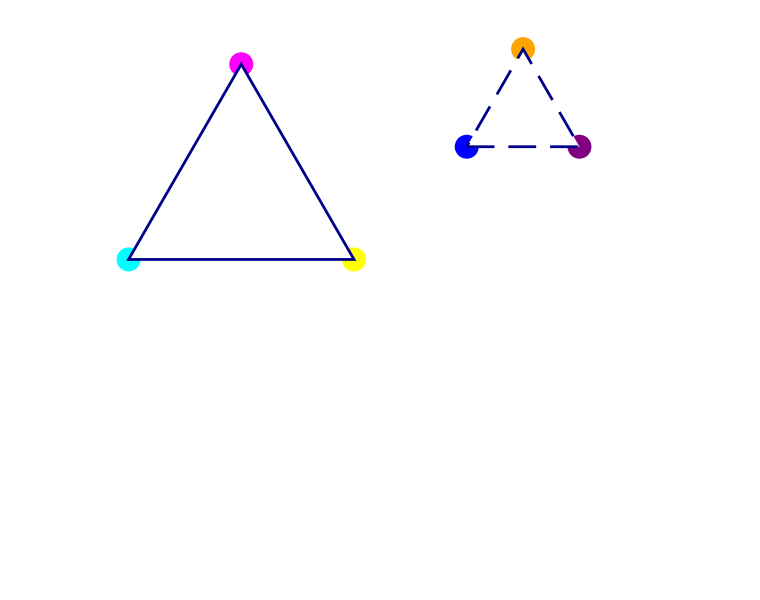
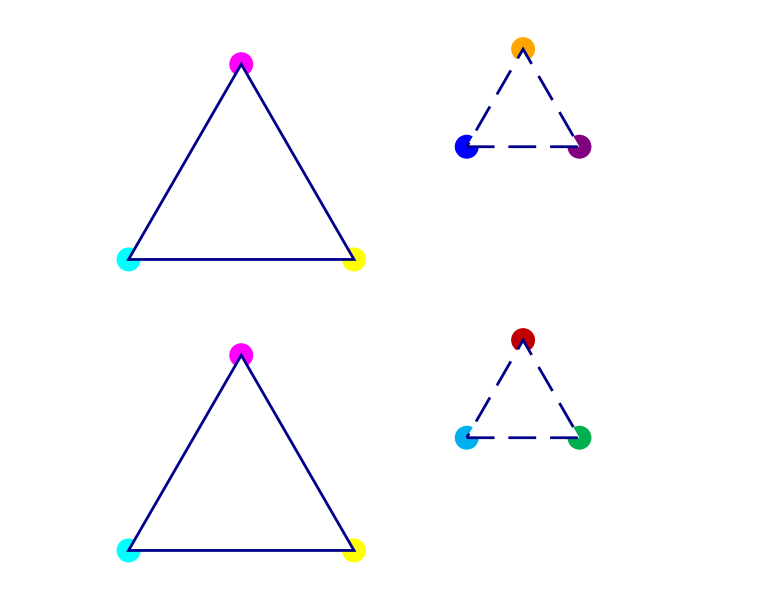
Before and after one commit to ruperty/colab, a Jupyter notebook: pct_diagram.ipynb, the cells around one changed output. Cells and saved outputs as stored; diff of their text form; code cells hidden in the pictures; blank space fills up the shorter version.

```diff
--- a/pct_diagram.ipynb
+++ b/pct_diagram.ipynb
@@ -13,8 +13,13 @@ class IsoscelesTriangleDiagram:
         self.height = np.sqrt((self.base_length ** 2) - (self.base_length / 2) ** 2)
         self.circle_radius = self.base_length * circle_relative_size
         self.dash_pattern = (10, 5) if line_style == '--' else None
-        self.circle_colors = circle_colors
+        self.circle_colors = [self._convert_color(c) for c in circle_colors]
         self.line_style = line_style
+
+    def _convert_color(self, color):
+        if isinstance(color, tuple) and len(color) == 3:
+            return tuple(c / 255.0 for c in color)  # Convert RGB to [0, 1] range
+        return color  # Assume it's a named color if not an RGB tuple
 
     def create_patches(self):
         patches_list = []
@@ -79,17 +84,36 @@ def display_diagrams(diagrams, save_path='isosceles_triangle_diagram.png'):
 triangle_diagram1 = IsoscelesTriangleDiagram(
     base_length=2,
     position=(0, 0),
-    circle_colors=('cyan', 'magenta', 'yellow'),
+    circle_colors=((0, 255, 255), (255, 0, 255), (255, 255, 0)),  # Cyan, magenta, yellow in RGB
     line_style='-',
     circle_relative_size=0.05
 )
 triangle_diagram2 = IsoscelesTriangleDiagram(
     base_length=1,
     position=(3, 1),
-    circle_colors=('blue', 'orange', 'purple'),
+    circle_colors=((0, 0, 255), (255, 165, 0), (128, 0, 128)),  # Blue, orange, purple in RGB
     line_style='--',
     circle_relative_size=0.1
 )
 display_diagrams([triangle_diagram1, triangle_diagram2])
 # %% [output]
 [figure]
+# %%
+# Example usage:
+triangle_diagram1 = IsoscelesTriangleDiagram(
+    base_length=2,
+    position=(0, 0),
+    circle_colors=((0, 255, 255), (255, 0, 255), (255, 255, 0)),  # Cyan, magenta, yellow in RGB
+    line_style='-',
+    circle_relative_size=0.05
+)
+triangle_diagram2 = IsoscelesTriangleDiagram(
+    base_length=1,
+    position=(3, 1),
+    circle_colors=((0, 176, 240), (192, 0, 0), (0, 176, 80)),  # Blue, orange, purple in RGB
+    line_style='--',
+    circle_relative_size=0.1
+)
+display_diagrams([triangle_diagram1, triangle_diagram2])
+# %% [output]
+[figure, added]
```
